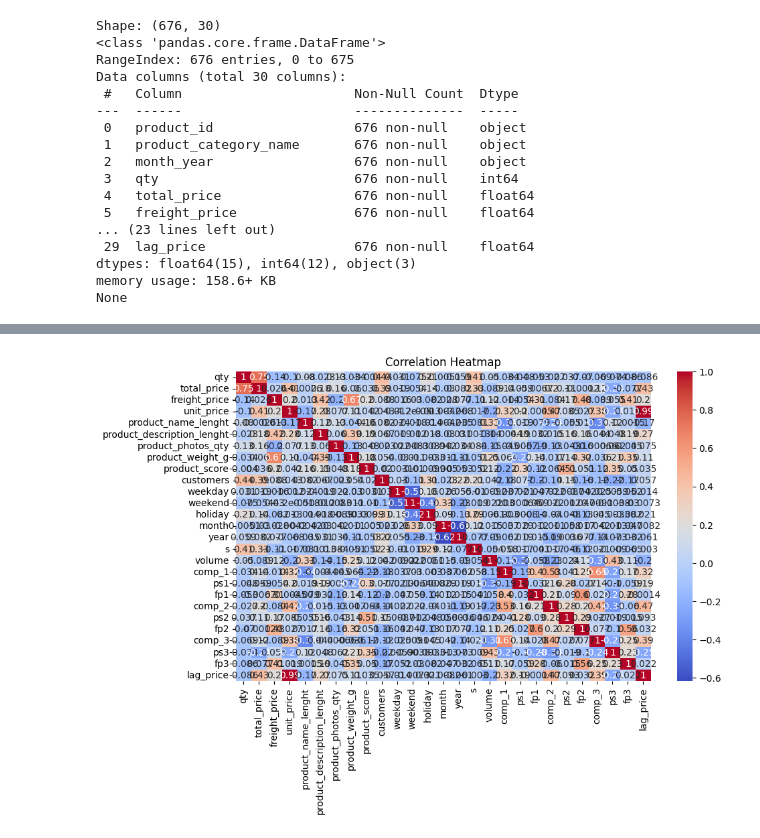
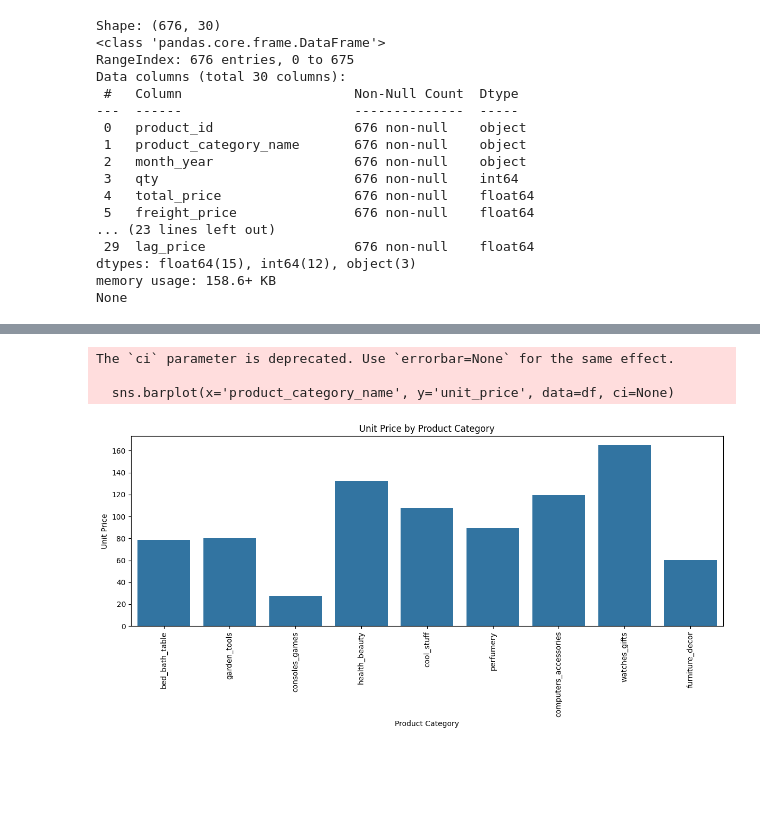
Before and after one commit to Anshul2110/Retail_Price_Optimization, a Jupyter notebook: code.ipynb, the cells around one changed output, grey strips where cells are left out. Drawn from its saved outputs; the diff is of its cells as text; code cells hidden in the pictures; blank space fills up the shorter version.

```diff
--- a/code.ipynb
+++ b/code.ipynb
@@ -70,8 +82,15 @@ for col in num_cols:
-# %%
-# Correlation heatmap
-plt.figure(figsize=(10, 6))
-sns.heatmap(df.select_dtypes(include=np.number).corr(), annot=True, cmap='coolwarm')
-plt.title('Correlation Heatmap')
-plt.show()
-# %% [output]
-[figure, removed]
+# %%
+## plotting unit price by product category
+plt.figure(figsize=(12, 6))
+sns.barplot(x='product_category_name', y='unit_price', data=df, ci=None)
+plt.xticks(rotation=90)
+plt.title('Unit Price by Product Category')
+plt.xlabel('Product Category')
+plt.ylabel('Unit Price')
+plt.tight_layout()
+plt.show()
+# %% [output]
+The `ci` parameter is deprecated. Use `errorbar=None` for the same effect.
+
+  sns.barplot(x='product_category_name', y='unit_price', data=df, ci=None)
+[figure, added]
```
Also changed, not shown: parts of 14 cells of this notebook.
